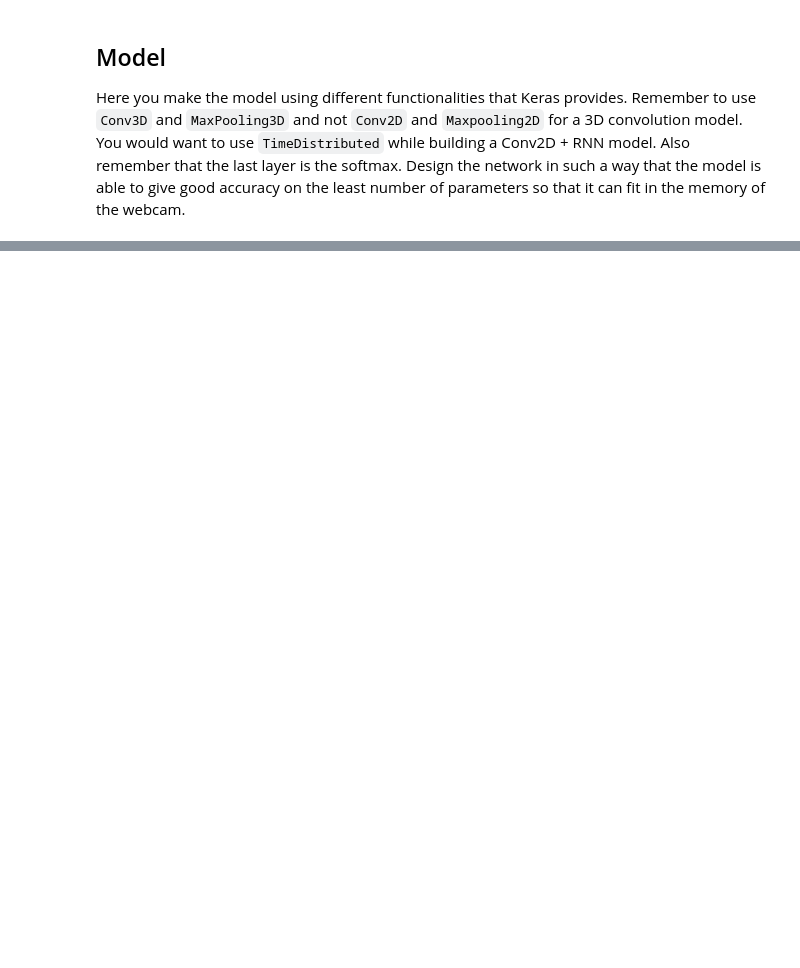
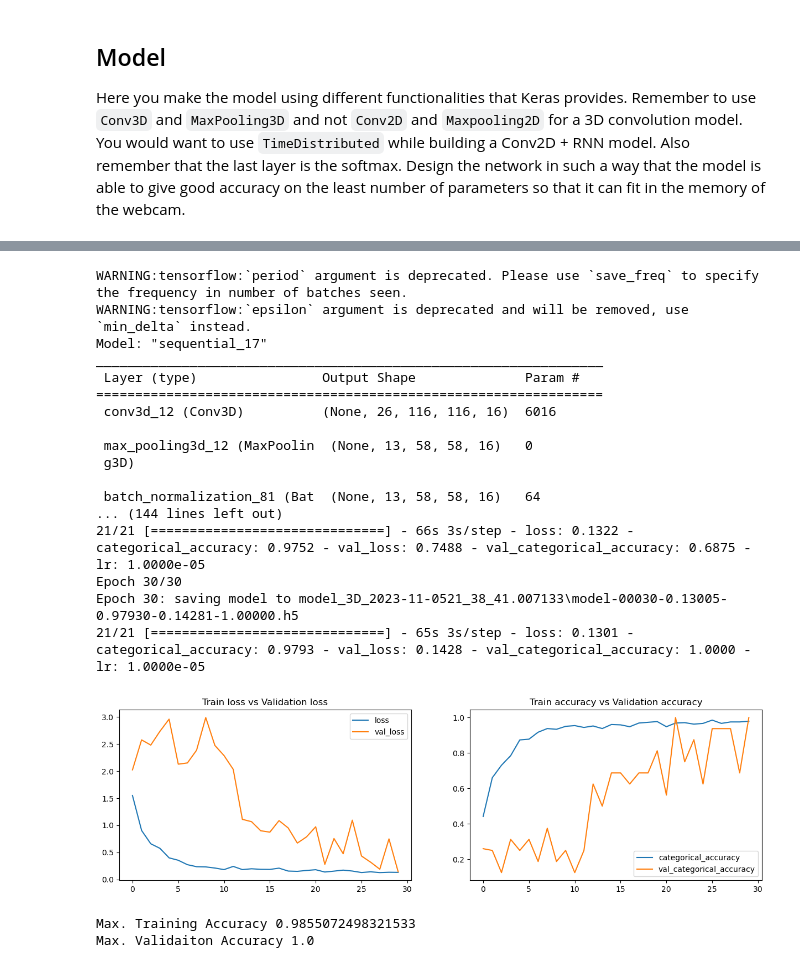
Before and after one commit to 1darknight/ThucAnh-ManhTruong-Gesture-Recognition, a Jupyter notebook: ThucAnh_ManhTruong.ipynb, the cells around one changed output, grey strips where cells are left out. Cells and saved outputs as stored; diff of their text form; code cells hidden in the pictures; blank space fills up the shorter version.

```diff
--- a/ThucAnh_ManhTruong.ipynb
+++ b/ThucAnh_ManhTruong.ipynb
@@ -197,0 +295,24 @@ model.fit_generator(train_generator, steps_per_epoch=steps_per_epoch, epochs=num
+# %%
+model_3D = model_3D_fit(n_frames=30, batch_size=32, num_epochs=30)
+plotModelHistory(model_3D)
+# %% [output]
+WARNING:tensorflow:`period` argument is deprecated. Please use `save_freq` to specify the frequency in number of batches seen.
+WARNING:tensorflow:`epsilon` argument is deprecated and will be removed, use `min_delta` instead.
+Model: "sequential_17"
+_________________________________________________________________
+ Layer (type)                Output Shape              Param #
+=================================================================
+ conv3d_12 (Conv3D)          (None, 26, 116, 116, 16)  6016
+
+ max_pooling3d_12 (MaxPoolin  (None, 13, 58, 58, 16)   0
+ g3D)
+
+ batch_normalization_81 (Bat  (None, 13, 58, 58, 16)   64
+... (144 lines left out)
+21/21 [==============================] - 66s 3s/step - loss: 0.1322 - categorical_accuracy: 0.9752 - val_loss: 0.7488 - val_categorical_accuracy: 0.6875 - lr: 1.0000e-05
+Epoch 30/30
+Epoch 30: saving model to model_3D_2023-11-0521_38_41.007133\model-00030-0.13005-0.97930-0.14281-1.00000.h5
+21/21 [==============================] - 65s 3s/step - loss: 0.1301 - categorical_accuracy: 0.9793 - val_loss: 0.1428 - val_categorical_accuracy: 1.0000 - lr: 1.0000e-05
+[figure, added]
+Max. Training Accuracy 0.9855072498321533
+Max. Validaiton Accuracy 1.0
```
Also changed, not shown: parts of 42 cells of this notebook.
